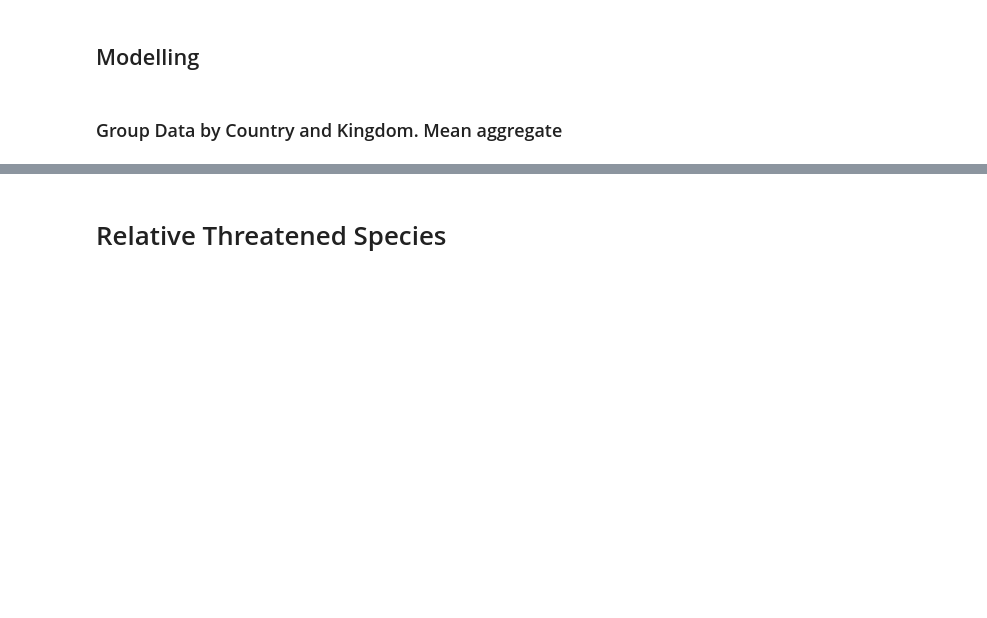
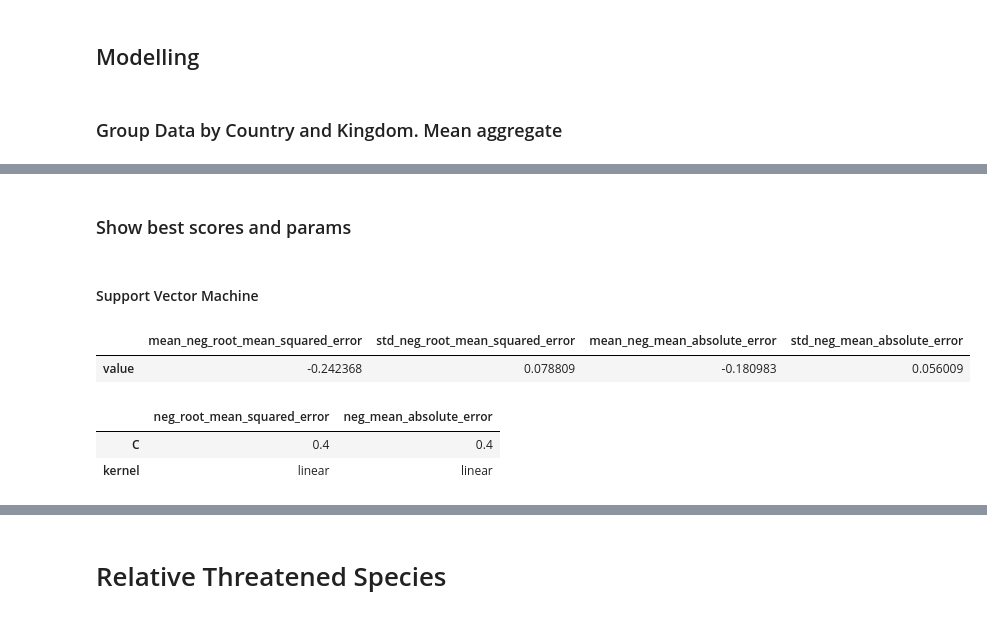
Before and after one commit to MarkusKiesel93/DOPPThreatenedSpecies, a Jupyter notebook: merged_data_analysis.ipynb, the cells around one changed output, grey strips where cells are left out. Drawn from its saved outputs; the diff is of its cells as text; code cells hidden in the pictures; blank space fills up the shorter version.

```diff
--- a/merged_data_analysis.ipynb
+++ b/merged_data_analysis.ipynb
@@ -498,0 +592,41 @@ by_country_kingdom.drop(['kingdom_class', 'Country'], axis=1).describe()
+# %% [markdown]
+### Show best scores and params
+# %%
+def extract_from_cv_results(cv_results, row_name=None):
+    cv_results = pd.DataFrame(cv_results)
+    best_scores = {}
+    best_params = {}
+
+    scores = [col.replace('mean_test_', '') for col in cv_results.columns if col.startswith('mean_test_')]
+    params = [col for col in cv_results.columns if col.startswith('param_')]
+
+    for score in scores:
+        best_params[score] = {}
+        # rank is 1 for multiple models if score is equal
+        best_model_by_score = cv_results[cv_results[f'rank_test_{score}'] == 1].iloc[0]
+        best_scores[f'mean_{score}'] = best_model_by_score[f'mean_test_{score}']
+        best_scores[f'std_{score}'] = best_model_by_score[f'std_test_{score}']
+        for param in params:
+            p = param.split('__')[-1]
+            best_params[score][p] = best_model_by_score[param]
+
+    best_params = pd.DataFrame(best_params)
+    if row_name is None:
+        best_scores = pd.DataFrame(best_scores, index=['value'])
+    else:
+        best_scores = pd.DataFrame(best_scores, index=[row_name])
+        best_params['target'] = row_name
+        best_params = best_params.reset_index().set_index(['target', 'index'])
+    return best_scores, best_params
+# %% [markdown]
+#### Support Vector Machine
+# %%
+svr_best_scores, svr_best_params = extract_from_cv_results(svr_results)
+display(svr_best_scores)
+display(svr_best_params)
+# %% [output]
+|  | mean_neg_root_mean_squared_error | std_neg_root_mean_squared_error | mean_neg_mean_absolute_error | std_neg_mean_absolute_error |
+| value | -0.242368 | 0.078809 | -0.180983 | 0.056009 |
+|  | neg_root_mean_squared_error | neg_mean_absolute_error |
+| C | 0.4 | 0.4 |
+| kernel | linear | linear |
```
Also changed, not shown: parts of 48 cells of this notebook.
